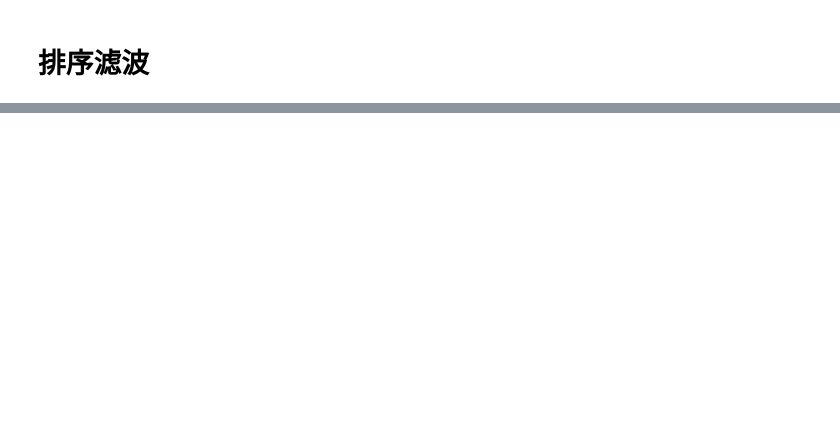
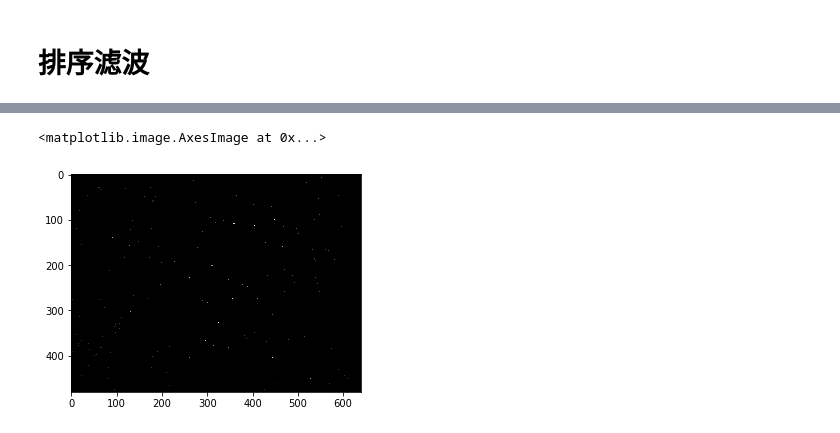
Before and after one commit to juxiangwu/image-processing, a Jupyter notebook: 图像滤波去噪分析/滤波器设计与实现/23-排序滤波.ipynb, the cells around one changed output, grey strips where cells are left out. Saved outputs shown, nothing was run; the diff lists cells and outputs as text; code cells hidden in the pictures; blank space fills up the shorter version.

```diff
--- a/图像滤波去噪分析/滤波器设计与实现/23-排序滤波.ipynb
+++ b/图像滤波去噪分析/滤波器设计与实现/23-排序滤波.ipynb
@@ -157,0 +192,5 @@ IndexError: index 5 is out of bounds for axis 0 with size 2
+# %%
+plt.imshow(z,'gray')
+# %% [output]
+<matplotlib.image.AxesImage at 0x...>
+[figure, added]
```
Also changed, not shown: parts of 20 cells of this notebook, 10 other files.
